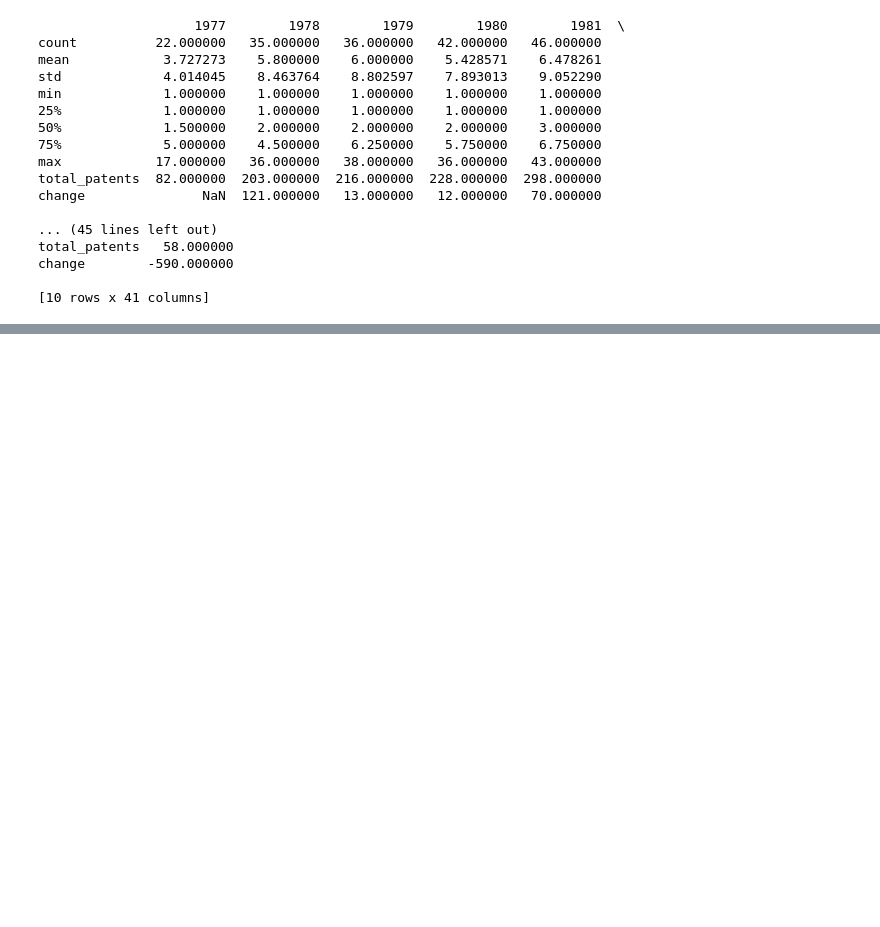
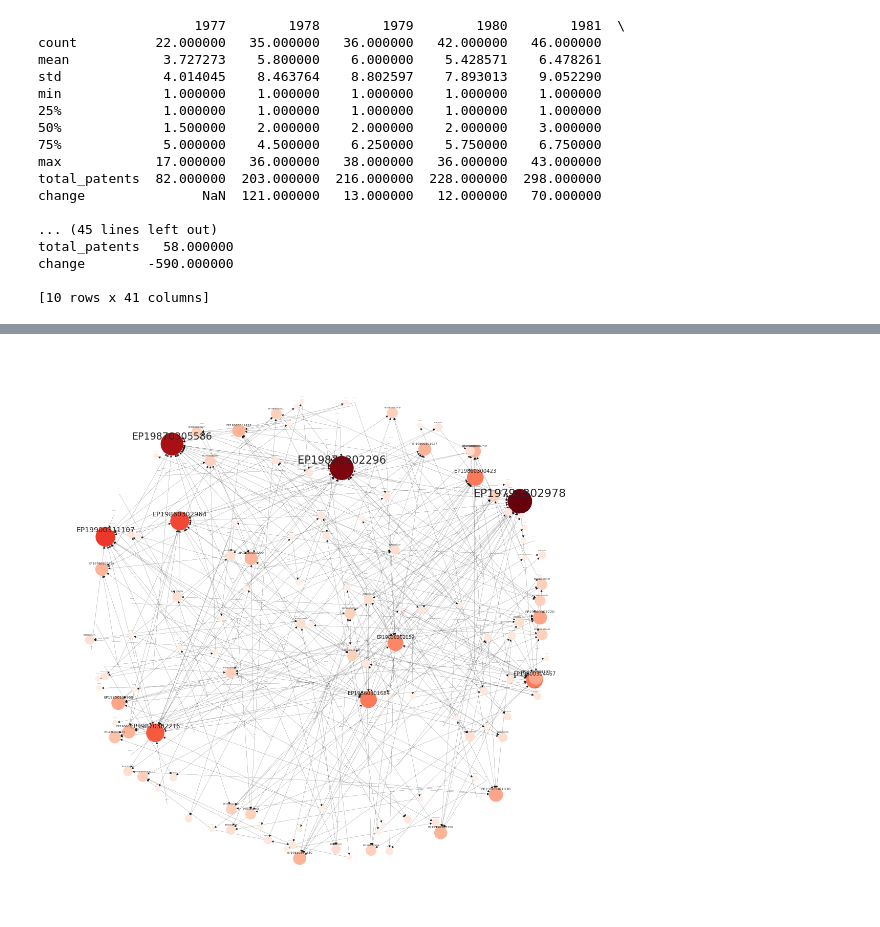
Before and after one commit to zhuoranliu22/dissertation, a Jupyter notebook: Analysis.ipynb, the cells around one changed output, grey strips where cells are left out. Cells and saved outputs as stored; diff of their text form; code cells hidden in the pictures; blank space fills up the shorter version.

```diff
--- a/Analysis.ipynb
+++ b/Analysis.ipynb
@@ -167,0 +257,31 @@ change        -590.000000
+# %%
+# Convert the directed graph to an undirected graph
+G_undirected = graph.to_undirected()
+connected_components = nx.connected_components(G_undirected)
+
+# Get the largest connected component (GCC)
+GCC = max(connected_components, key=len)
+
+# Create a subgraph with the nodes in the GCC
+G_GCC = graph.subgraph(GCC)
+
+# Calculate the in-degrees of the nodes in the subgraph
+in_degrees_GCC = [in_degrees_dict.get(n, 0) for n in G_GCC.nodes()]
+# %%
+# Normalize the in-degrees for the color map
+colors = [(in_degrees_dict.get(n, 0) - min(in_degrees_GCC)) / (max(in_degrees_GCC) - min(in_degrees_GCC)) for n in G_GCC.nodes()]
+
+# Create a spring layout with a larger optimal distance between nodes
+pos = nx.spring_layout(G_GCC, k=0.5)
+
+# Create the plot
+plt.figure(figsize=(15, 15))
+nx.draw(G_GCC, pos, node_size=[i * 100 for i in in_degrees_GCC], node_color=colors, with_labels=False, cmap=plt.cm.Reds, width=0.2)
+
+# Add labels with font size proportional to in-degree
+for node, (x, y) in pos.items():
+    plt.text(x, y+0.02, s=node, fontsize=in_degrees_dict.get(node, 0), horizontalalignment='center')
+plt.savefig('network.png', dpi=300, bbox_inches='tight')
+plt.show()
+# %% [output]
+[figure, added]
```
Also changed, not shown: parts of 63 cells of this notebook, 2 other files.
